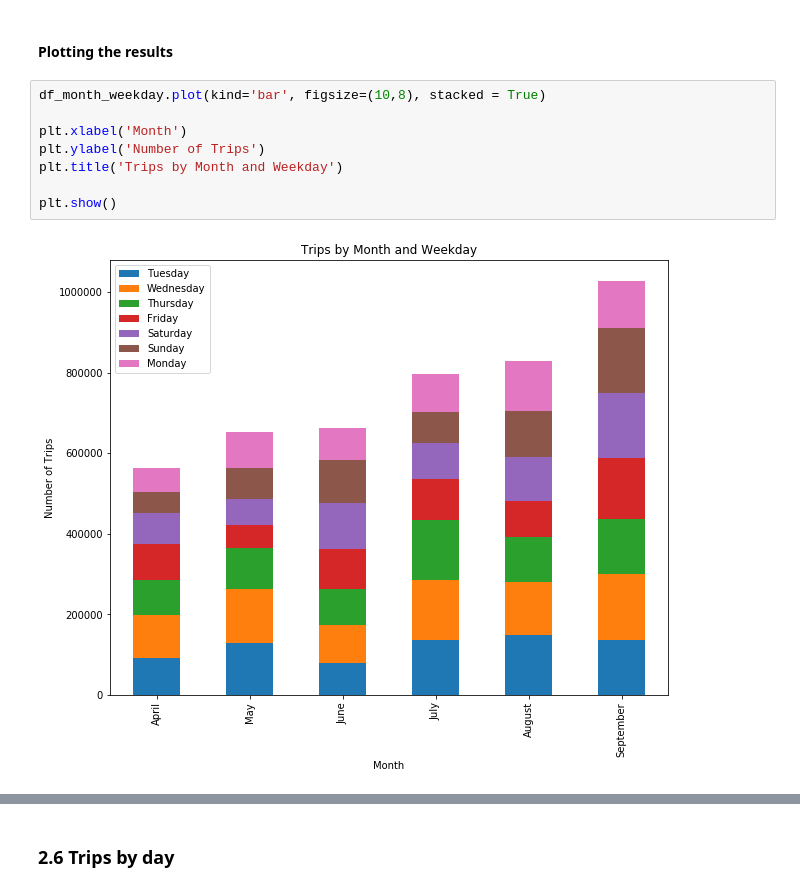
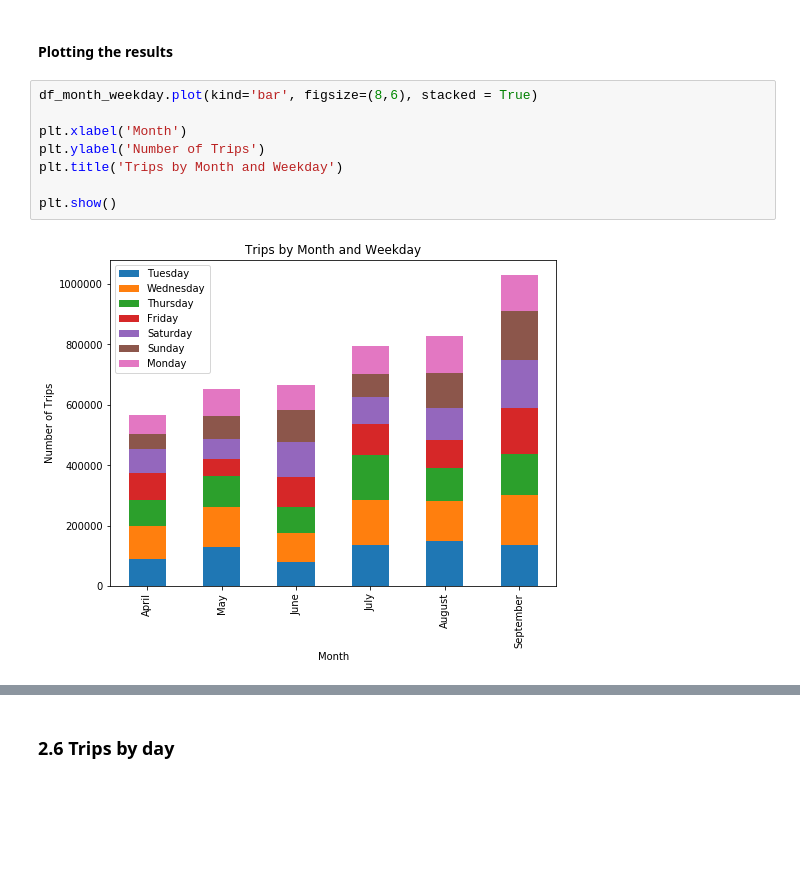
Before and after one commit to BrahimMebrek/Uber_Data_Analysis, a Jupyter notebook: Uber_Basic_Data_Analysis.ipynb, the cells around one changed output, grey strips where cells are left out. Drawn from its saved outputs; the diff is of its cells as text; blank space fills up the shorter version.

```diff
--- a/Uber_Basic_Data_Analysis.ipynb
+++ b/Uber_Basic_Data_Analysis.ipynb
@@ -353,12 +374,12 @@ df_month_weekday.head()
 # %% [markdown]
 #### Plotting the results
 # %%
-df_month_weekday.plot(kind='bar', figsize=(10,8), stacked = True)
+df_month_weekday.plot(kind='bar', figsize=(8,6), stacked = True)
 
 plt.xlabel('Month')
 plt.ylabel('Number of Trips')
 plt.title('Trips by Month and Weekday')
 
 plt.show()
 # %% [output]
-[figure, old version]
+[figure, new version]
```
Also changed, not shown: parts of 25 cells of this notebook.
